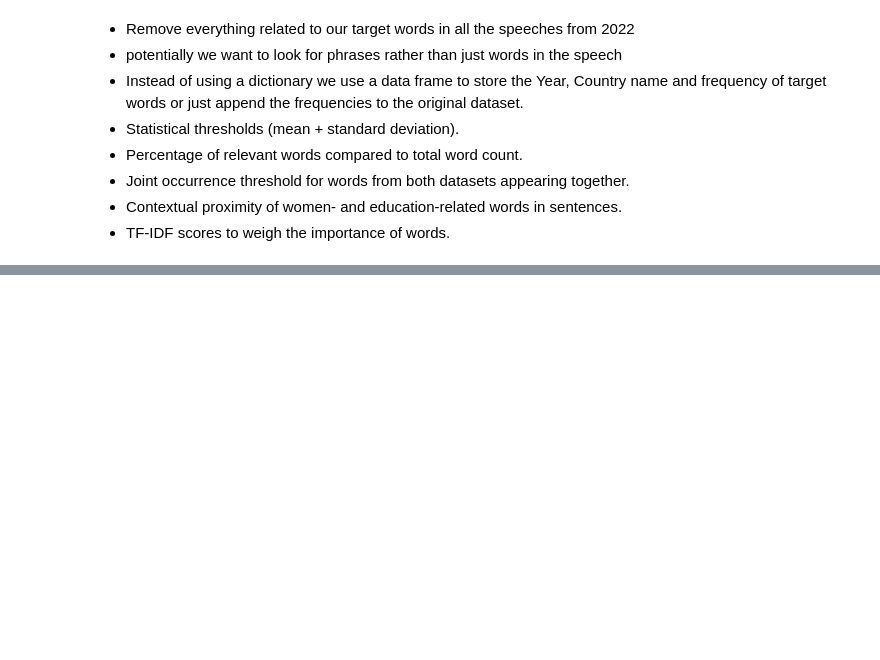
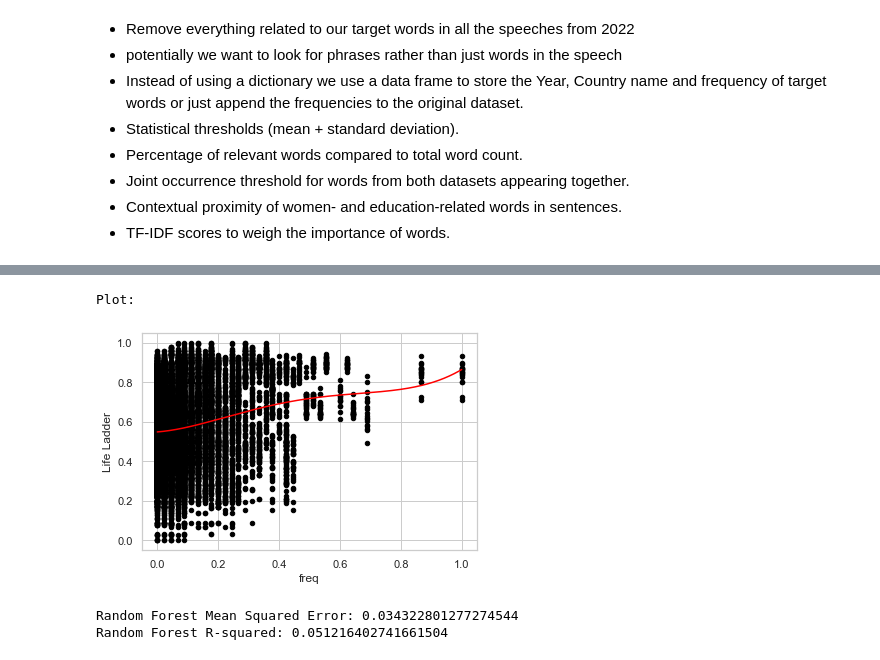
Before and after one commit to KonstantinidouCh/UN-Female-Education, a Jupyter notebook: notebooks/Exploratory Question.ipynb, the cells around one changed output, grey strips where cells are left out. Saved outputs shown, nothing was run; the diff lists cells and outputs as text; code cells hidden in the pictures; blank space fills up the shorter version.

```diff
--- a/notebooks/Exploratory Question.ipynb
+++ b/notebooks/Exploratory Question.ipynb
@@ -557,0 +633,7 @@ sns.scatterplot(x="countries", y="price",
+# %%
+# split our data
+X = train_data['freq'].values
+
+Y = train_data['Life Ladder'].values
+
+X_train, X_test, y_train, y_test = train_test_split(X, Y, test_size = 0.30)
@@ -557,0 +678,40 @@ sns.scatterplot(x="countries", y="price",
+# %%
+#Plot with test data and fitted model
+print("Plot:")
+train_data.plot.scatter(x="freq", y="Life Ladder",c='black')
+xfit = np.linspace(min(X_test), max(X_test), 1000)
+yfit = grid.best_estimator_.predict(xfit[:, np.newaxis])
+plt.plot(xfit, yfit, c='red');
+# %% [output]
+Plot:
+[figure, added]
+# %%
+# since this data does not look linear I am going to try using random forest as this model doesn't require the data to be linear
+from sklearn.ensemble import RandomForestRegressor
+
+# initialize the model
+rf_model = RandomForestRegressor(n_estimators=100, random_state=42)
+
+# we must reshape the freq data to a 2d array for random forest
+# split our data
+X = train_data['freq'].values.reshape(-1,1)
+
+Y = train_data['Life Ladder'].values
+
+X_train, X_test, y_train, y_test = train_test_split(X, Y, test_size = 0.30)
+
+# fit the model
+rf_model.fit(X_train, y_train)
+
+# predict on the test data
+y_pred_rf = rf_model.predict(X_test)
+
+# evalute the model
+mse_rf = mean_squared_error(y_test, y_pred_rf)
+r2_rf = r2_score(y_test, y_pred_rf)
+
+print(f'Random Forest Mean Squared Error: {mse_rf}')
+print(f'Random Forest R-squared: {r2_rf}')
+# %% [output]
+Random Forest Mean Squared Error: 0.034322801277274544
+Random Forest R-squared: 0.051216402741661504
```
Also changed, not shown: parts of 16 cells of this notebook.
